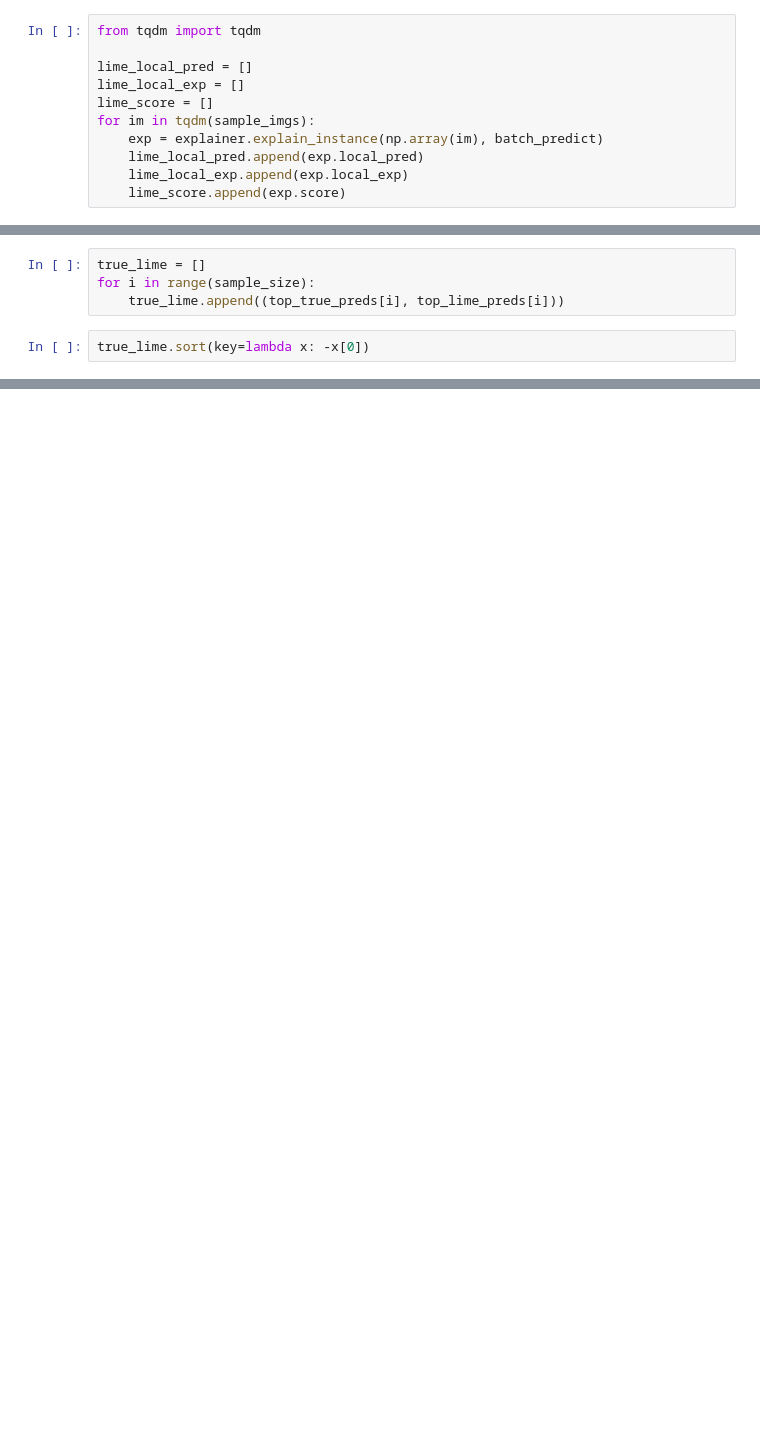
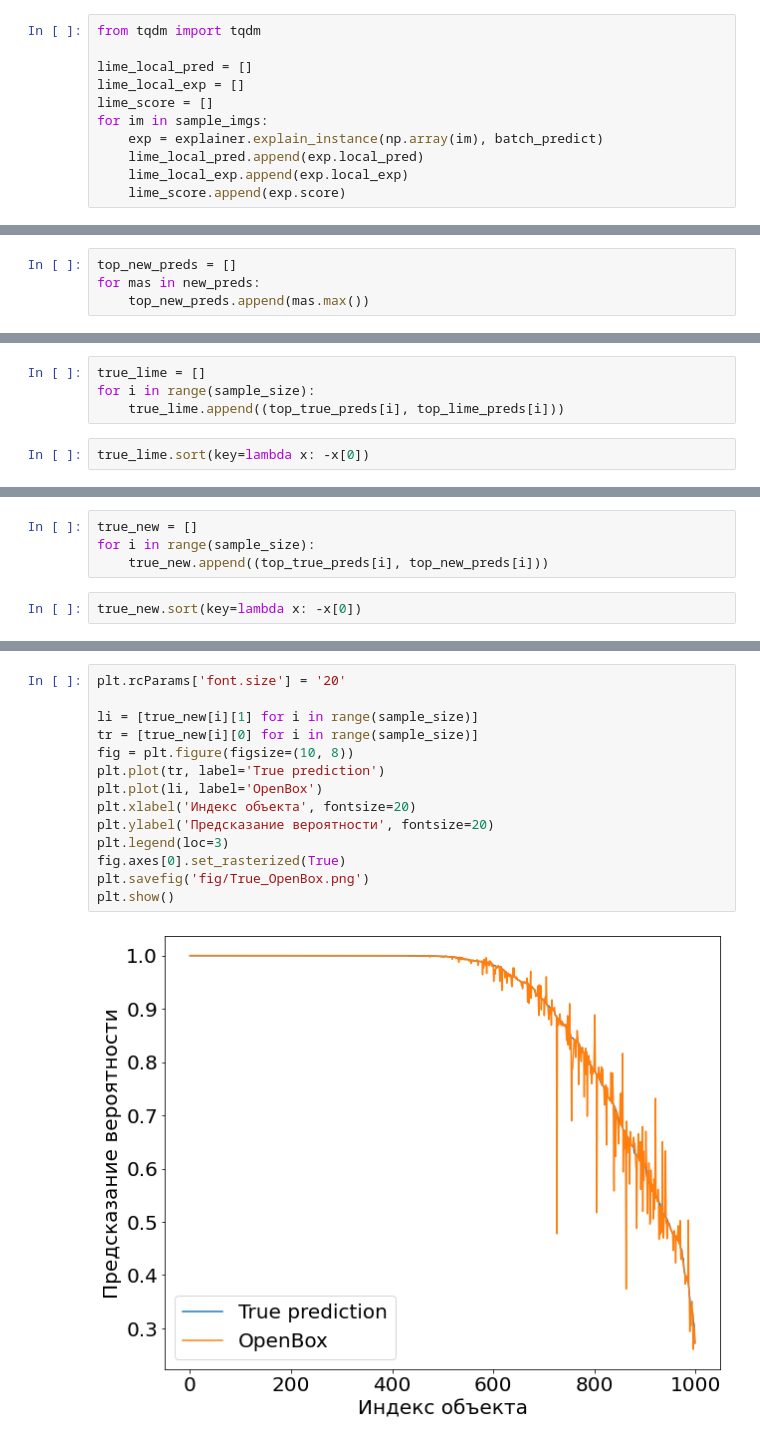
Before and after one commit to Intelligent-Systems-Phystech/2022-Project99, a Jupyter notebook: code/Muradov_CNN.ipynb, the cells around one changed output, grey strips where cells are left out. Drawn from its saved outputs; the diff is of its cells as text; blank space fills up the shorter version.

```diff
--- a/code/Muradov_CNN.ipynb
+++ b/code/Muradov_CNN.ipynb
@@ -373,7 +392,7 @@ from tqdm import tqdm
 lime_local_pred = []
 lime_local_exp = []
 lime_score = []
-for im in tqdm(sample_imgs):
+for im in sample_imgs:
     exp = explainer.explain_instance(np.array(im), batch_predict)
     lime_local_pred.append(exp.local_pred)
     lime_local_exp.append(exp.local_exp)
@@ -408,3 +427,7 @@ top_lime_preds
 top_true_preds = []
 for mas in true_preds:
     top_true_preds.append(mas.max())
+# %%
+top_new_preds = []
+for mas in new_preds:
+    top_new_preds.append(mas.max())
@@ -456,0 +500,6 @@ true_lime
+# %%
+true_new = []
+for i in range(sample_size):
+    true_new.append((top_true_preds[i], top_new_preds[i]))
+# %%
+true_new.sort(key=lambda x: -x[0])
@@ -456,0 +526,16 @@ true_lime
+# %%
+plt.rcParams['font.size'] = '20'
+
+li = [true_new[i][1] for i in range(sample_size)]
+tr = [true_new[i][0] for i in range(sample_size)]
+fig = plt.figure(figsize=(10, 8))
+plt.plot(tr, label='True prediction')
+plt.plot(li, label='OpenBox')
+plt.xlabel('Индекс объекта', fontsize=20)
+plt.ylabel('Предсказание вероятности', fontsize=20)
+plt.legend(loc=3)
+fig.axes[0].set_rasterized(True)
+plt.savefig('fig/True_OpenBox.png')
+plt.show()
+# %% [output]
+[figure, added]
```
Also changed, not shown: parts of 16 cells of this notebook.
